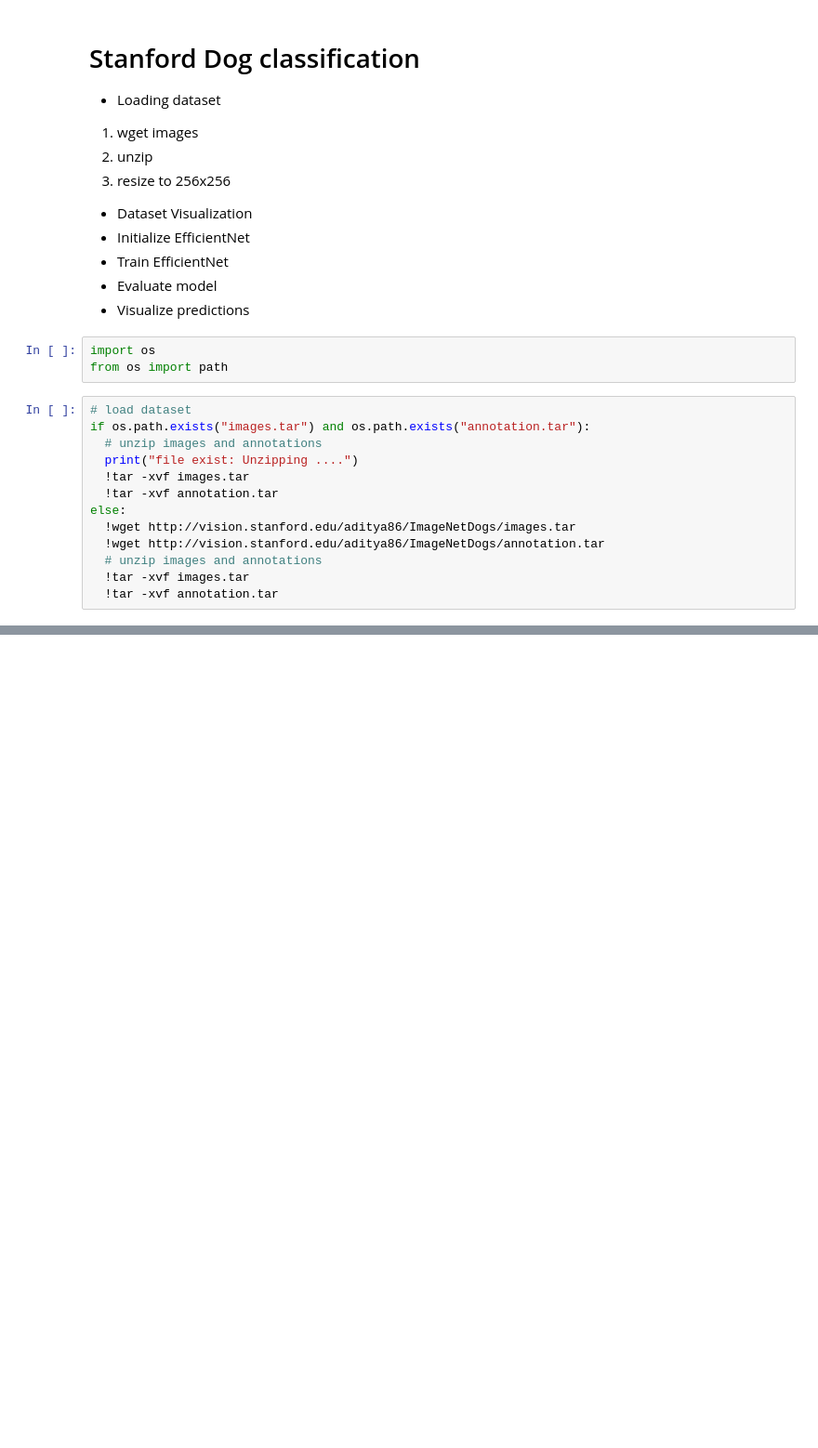
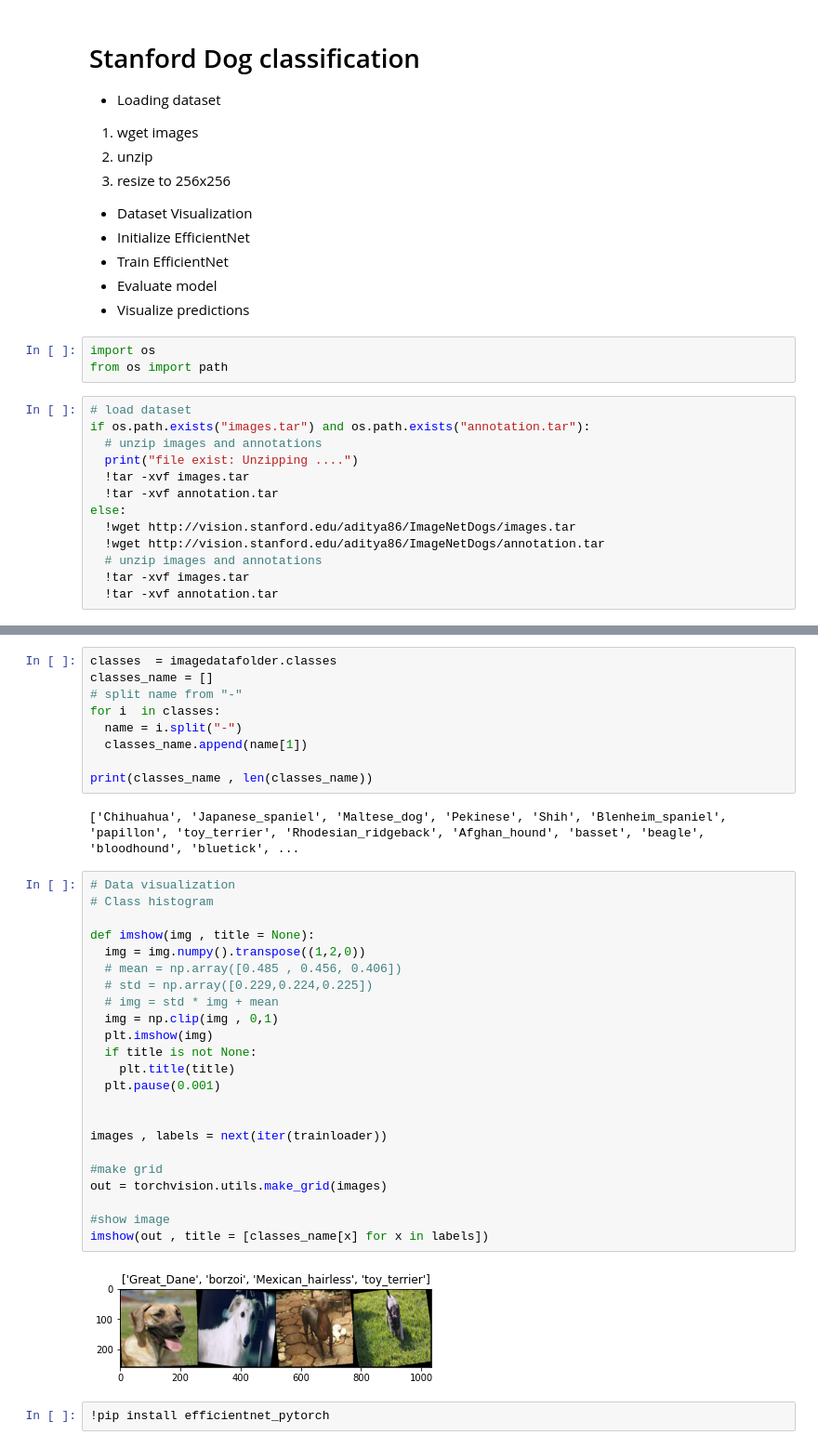
Before and after one commit to Aayushktyagi/Pytorch_resources, a Jupyter notebook: Efficientnet_classifier.ipynb, the cells around one changed output, grey strips where cells are left out. Shown at 93% size. Drawn from its saved outputs; the diff is of its cells as text; blank space fills up the shorter version.

```diff
--- a/Efficientnet_classifier.ipynb
+++ b/Efficientnet_classifier.ipynb
@@ -128,0 +124,38 @@ print("Train:{} , Valid:{} , Test:{}".format(len(trainloader),len(validloader),l
+# %%
+classes  = imagedatafolder.classes
+classes_name = []
+# split name from "-"
+for i  in classes:
+  name = i.split("-")
+  classes_name.append(name[1])
+
+print(classes_name , len(classes_name))
+# %% [output]
+['Chihuahua', 'Japanese_spaniel', 'Maltese_dog', 'Pekinese', 'Shih', 'Blenheim_spaniel', 'papillon', 'toy_terrier', 'Rhodesian_ridgeback', 'Afghan_hound', 'basset', 'beagle', 'bloodhound', 'bluetick', ...
+# %%
+# Data visualization
+# Class histogram
+
+def imshow(img , title = None):
+  img = img.numpy().transpose((1,2,0))
+  # mean = np.array([0.485 , 0.456, 0.406])
+  # std = np.array([0.229,0.224,0.225])
+  # img = std * img + mean
+  img = np.clip(img , 0,1)
+  plt.imshow(img)
+  if title is not None:
+    plt.title(title)
+  plt.pause(0.001)
+
+
+images , labels = next(iter(trainloader))
+
+#make grid
+out = torchvision.utils.make_grid(images)
+
+#show image
+imshow(out , title = [classes_name[x] for x in labels])
+# %% [output]
+[figure, added]
+# %%
+!pip install efficientnet_pytorch
```
Also changed, not shown: parts of 4 cells of this notebook.
